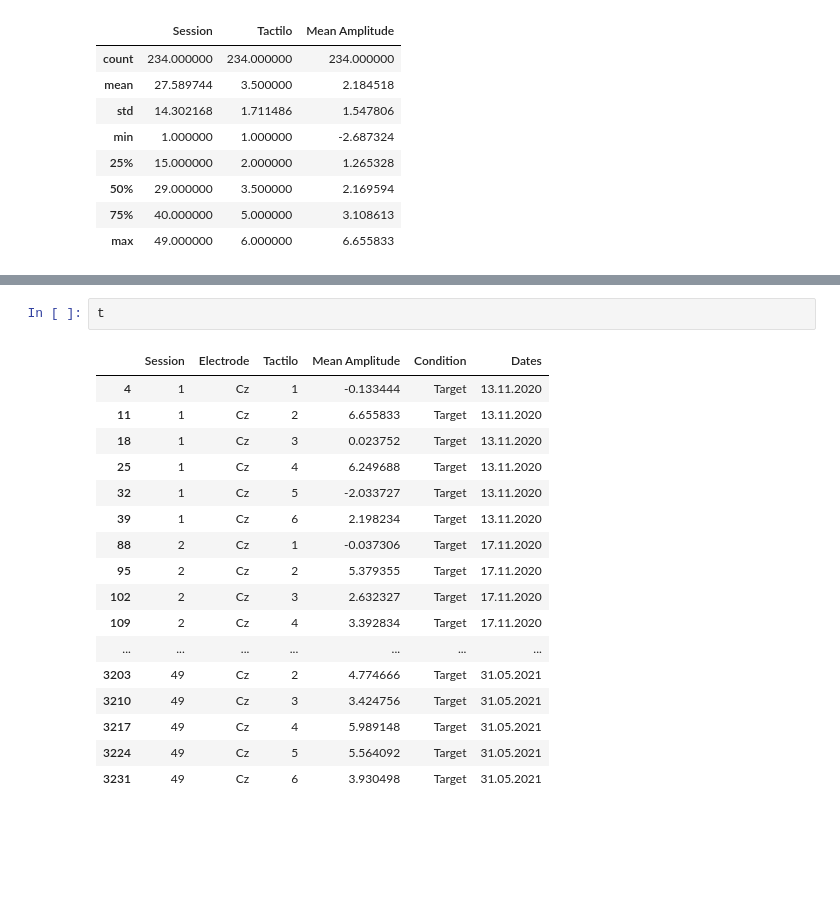
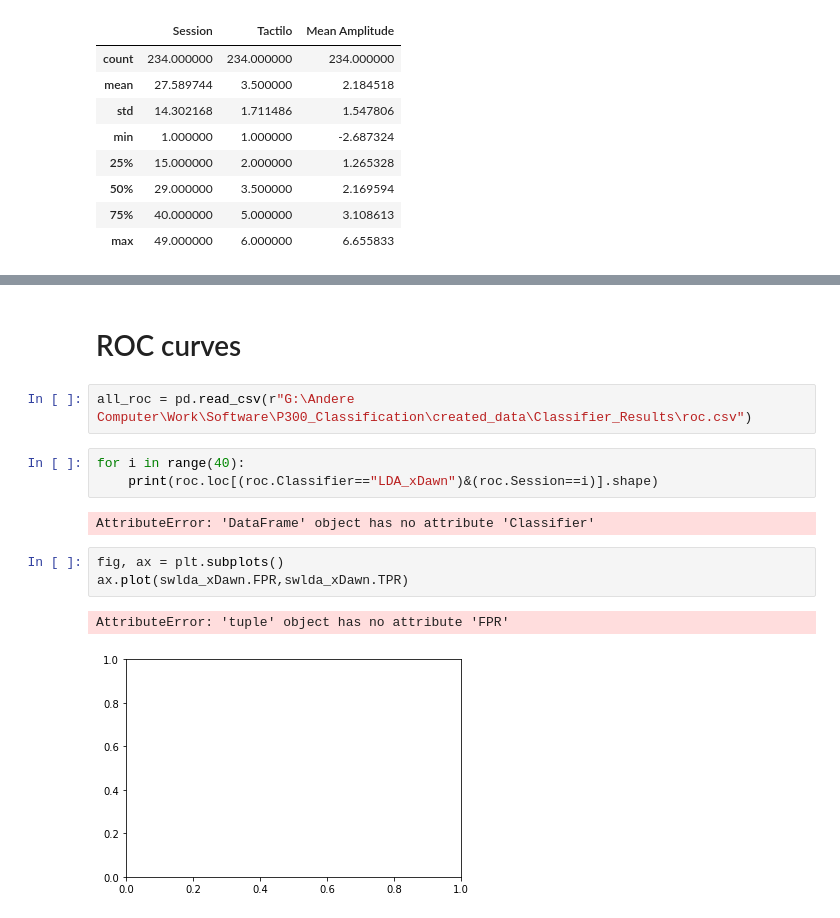
Before and after one commit to iamraP/P300ClassifierComparison, a Jupyter notebook: DataVisualization.ipynb, the cells around one changed output, grey strips where cells are left out. Drawn from its saved outputs; the diff is of its cells as text; blank space fills up the shorter version.

Commit message:
status for data creation on the 26th August

```diff
--- a/DataVisualization.ipynb
+++ b/DataVisualization.ipynb
@@ -407,20 +377,15 @@ TypeError: descriptor 'toordinal' requires a 'datetime.date' object but received
-# %%
-t
-# %% [output]
-|  | Session | Electrode | Tactilo | Mean Amplitude | Condition | Dates |
-| 4 | 1 | Cz | 1 | -0.133444 | Target | 13.11.2020 |
-| 11 | 1 | Cz | 2 | 6.655833 | Target | 13.11.2020 |
-| 18 | 1 | Cz | 3 | 0.023752 | Target | 13.11.2020 |
-| 25 | 1 | Cz | 4 | 6.249688 | Target | 13.11.2020 |
-| 32 | 1 | Cz | 5 | -2.033727 | Target | 13.11.2020 |
-| 39 | 1 | Cz | 6 | 2.198234 | Target | 13.11.2020 |
-| 88 | 2 | Cz | 1 | -0.037306 | Target | 17.11.2020 |
-| 95 | 2 | Cz | 2 | 5.379355 | Target | 17.11.2020 |
-| 102 | 2 | Cz | 3 | 2.632327 | Target | 17.11.2020 |
-| 109 | 2 | Cz | 4 | 3.392834 | Target | 17.11.2020 |
-| ... | ... | ... | ... | ... | ... | ... |
-| 3203 | 49 | Cz | 2 | 4.774666 | Target | 31.05.2021 |
-| 3210 | 49 | Cz | 3 | 3.424756 | Target | 31.05.2021 |
-| 3217 | 49 | Cz | 4 | 5.989148 | Target | 31.05.2021 |
-| 3224 | 49 | Cz | 5 | 5.564092 | Target | 31.05.2021 |
-| 3231 | 49 | Cz | 6 | 3.930498 | Target | 31.05.2021 |
+# %% [markdown]
+# ROC curves
+# %%
+all_roc = pd.read_csv(r"G:\Andere Computer\Work\Software\P300_Classification\created_data\Classifier_Results\roc.csv")
+# %%
+for i in range(40):
+    print(roc.loc[(roc.Classifier=="LDA_xDawn")&(roc.Session==i)].shape)
+# %% [output]
+AttributeError: 'DataFrame' object has no attribute 'Classifier'
+# %%
+fig, ax = plt.subplots()
+ax.plot(swlda_xDawn.FPR,swlda_xDawn.TPR)
+# %% [output]
+AttributeError: 'tuple' object has no attribute 'FPR'
+[figure, added]
```
Also changed, not shown: parts of 5 cells of this notebook, 49 other files.
